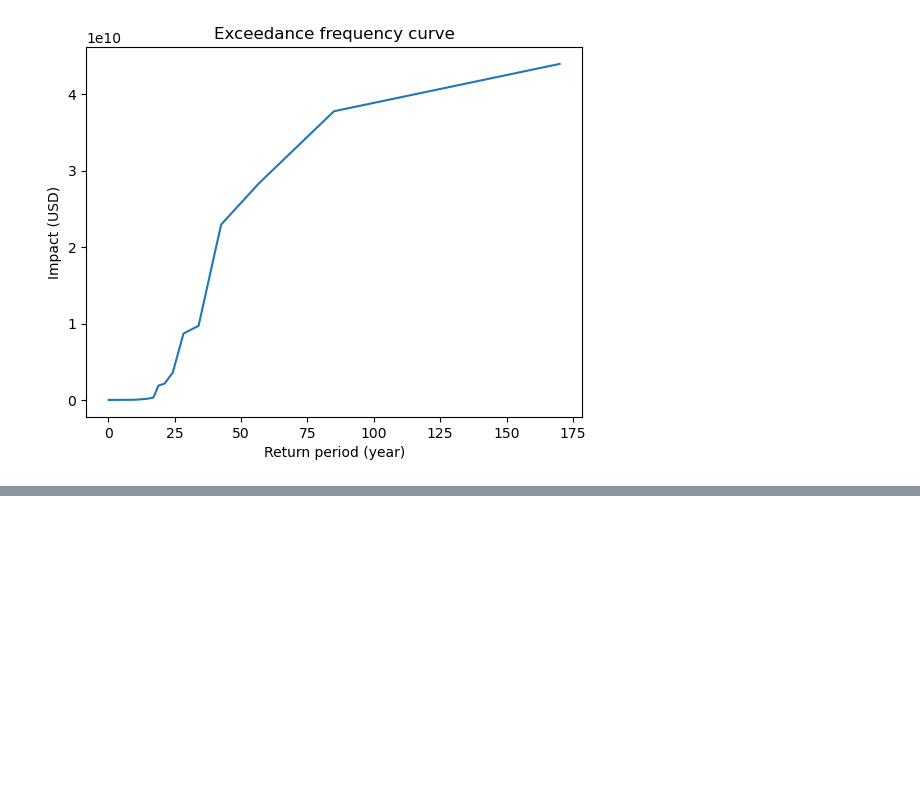
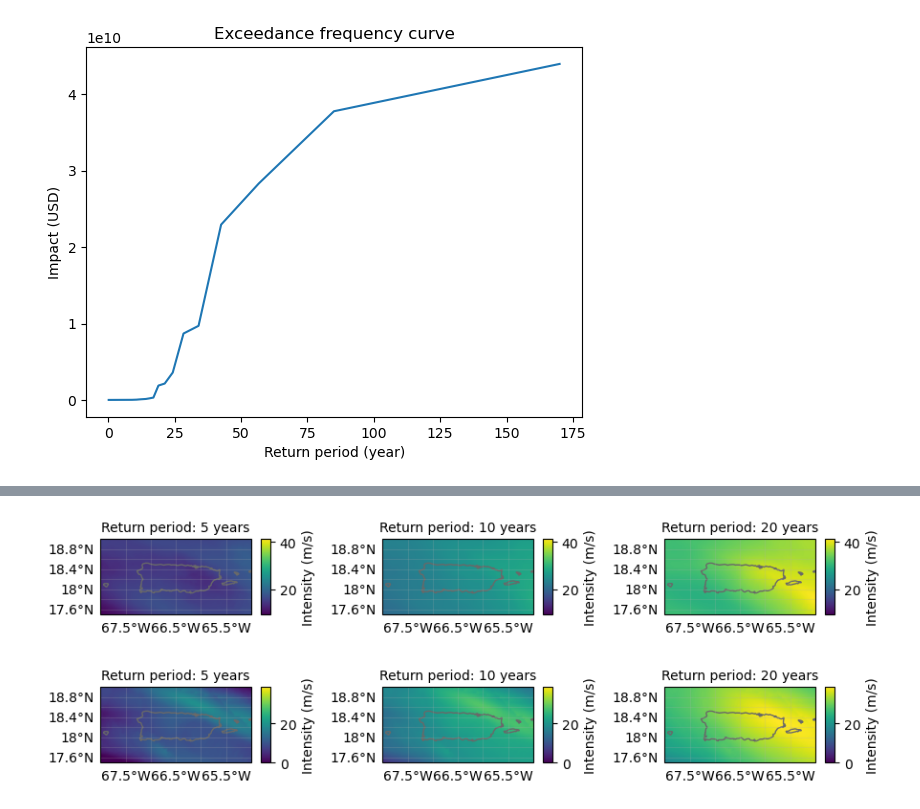
Before and after one commit to AGoussebaile/CLIMADA_Example, a Jupyter notebook: TropCyclone_PuertoRico.ipynb, the cells around one changed output, grey strips where cells are left out. Cells and saved outputs as stored; diff of their text form; code cells hidden in the pictures; blank space fills up the shorter version.

```diff
--- a/TropCyclone_PuertoRico.ipynb
+++ b/TropCyclone_PuertoRico.ipynb
@@ -190,0 +197,17 @@ freq_curve2.plot();
+# %%
+meas_buildings = Measure(
+    name='Building code',
+    haz_type='TC',
+    color_rgb=np.array([0.2, 0.7, 0.5]),
+    cost=100000000,
+    hazard_freq_cutoff=0.05,
+)
+
+meas_set.append(meas_buildings)
+meas_set.check()
+
+buildings_exp, buildings_imp_fun_set, buildings_haz = meas_buildings.apply(exp_litpop, imp_fun_set, haz)
+# %%
+haz.plot_rp_intensity(return_periods=(5, 10, 20));
+buildings_haz.plot_rp_intensity(return_periods=(5, 10, 20));
+# %% [output]
@@ -190,0 +215,2 @@ freq_curve2.plot();
+[figure, added]
+[figure, added]
```
Also changed, not shown: parts of 16 cells of this notebook.
